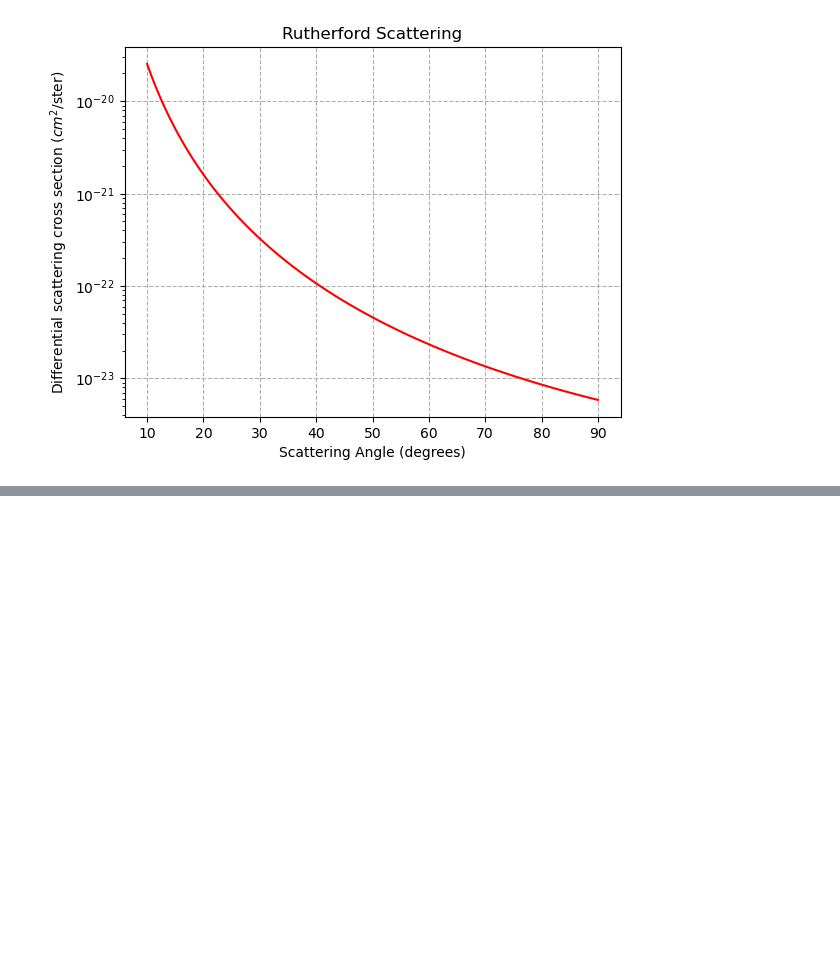
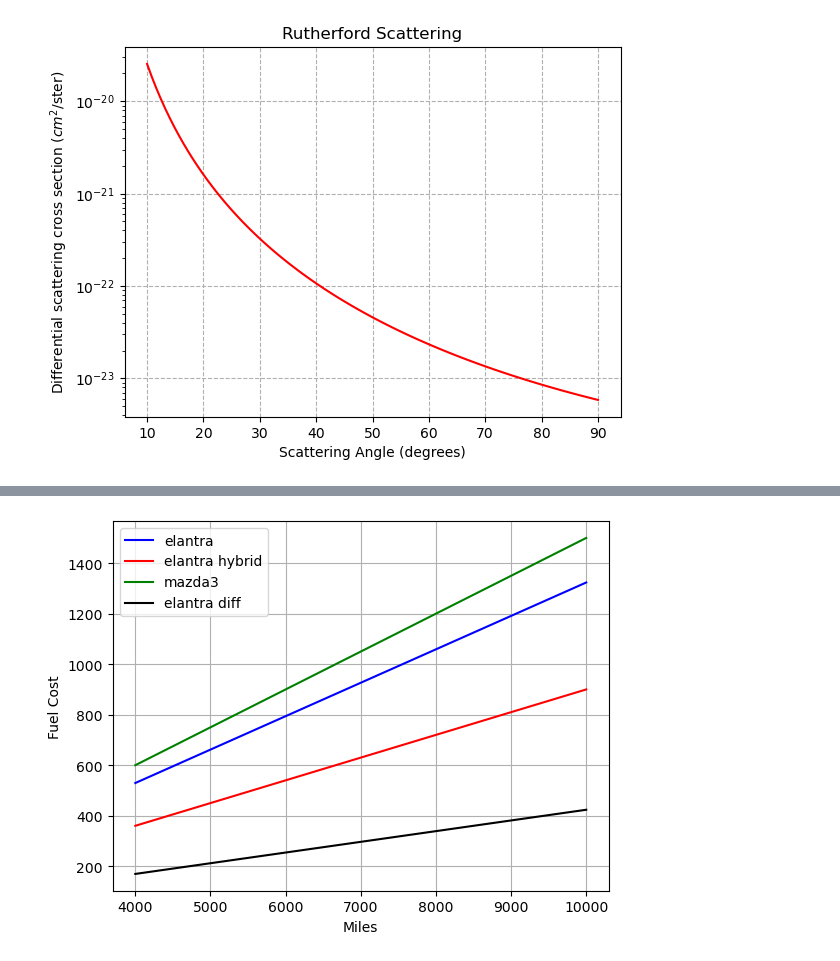
Before and after one commit to YashBezawada/random_scripts, a Jupyter notebook: test.ipynb, the cells around one changed output, grey strips where cells are left out. Drawn from its saved outputs; the diff is of its cells as text; code cells hidden in the pictures; blank space fills up the shorter version.

```diff
--- a/test.ipynb
+++ b/test.ipynb
@@ -517,0 +540,28 @@ plt.savefig("/home/yash/Documents/122B/scattering_xsec.png", dpi=300)
+# %%
+import matplotlib.pyplot as plt
+import numpy as np
+
+def cost_calc(milage, mpg):
+    return (milage/mpg)*4.5
+
+x = np.linspace(4000, 10000, 100)
+
+elantra = cost_calc(x, 34)
+elantra_hybrid = cost_calc(x, 50)
+mazda3 = cost_calc(x, 30)
+diff =  elantra - elantra_hybrid
+
+plt.plot(x, elantra, color='b', label='elantra')
+plt.plot(x, elantra_hybrid, color='r', label='elantra hybrid')
+plt.plot(x, mazda3, color='g', label='mazda3')
+plt.plot(x, diff, color='black', label='elantra diff')
+
+# Add title and labels
+plt.title("")
+plt.xlabel("Miles")
+plt.ylabel("Fuel Cost")
+plt.grid(True)
+plt.legend()
+plt.show()
+# %% [output]
+[figure, added]
```
Also changed, not shown: parts of 5 cells of this notebook, 4 other files.
